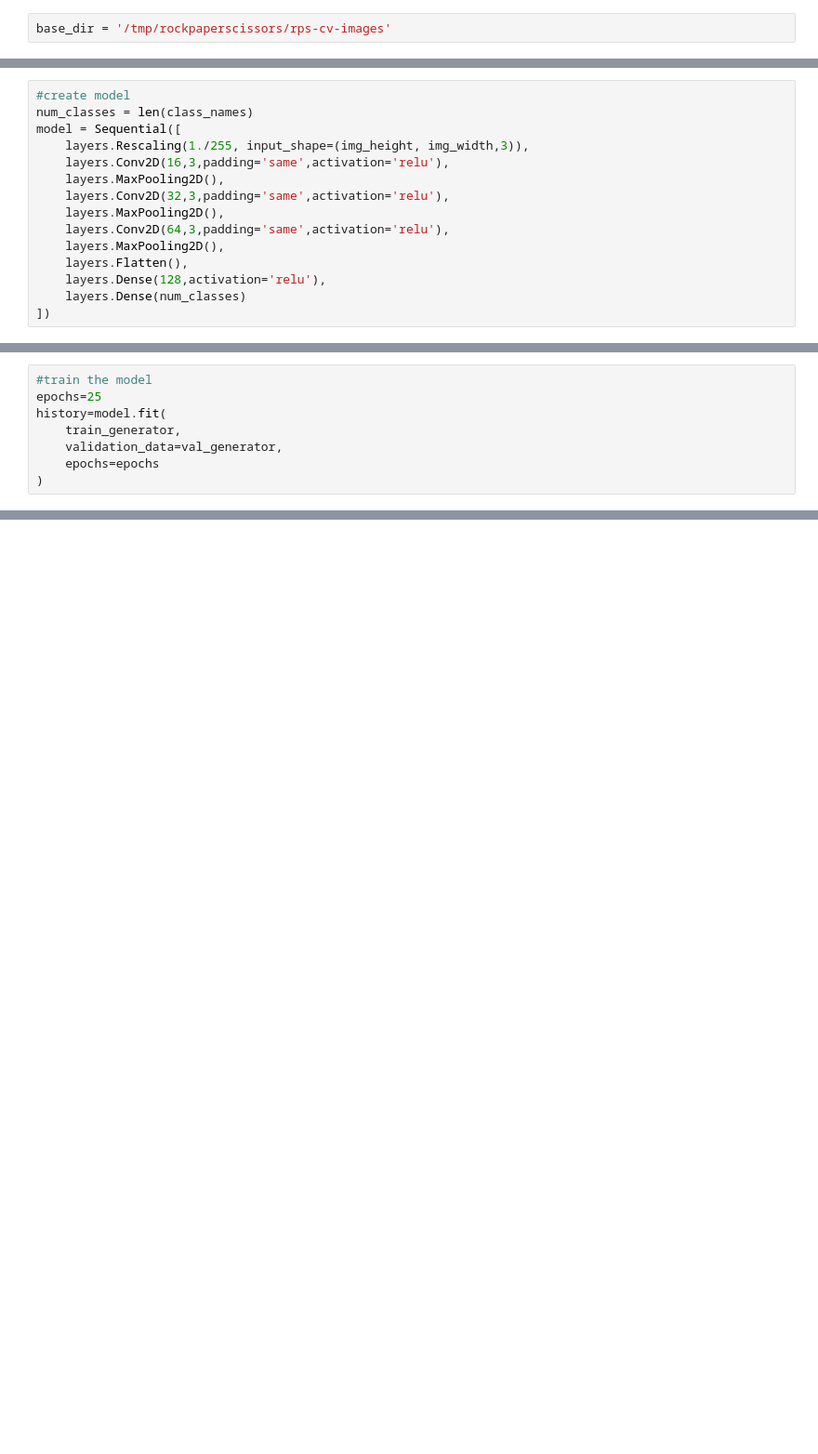
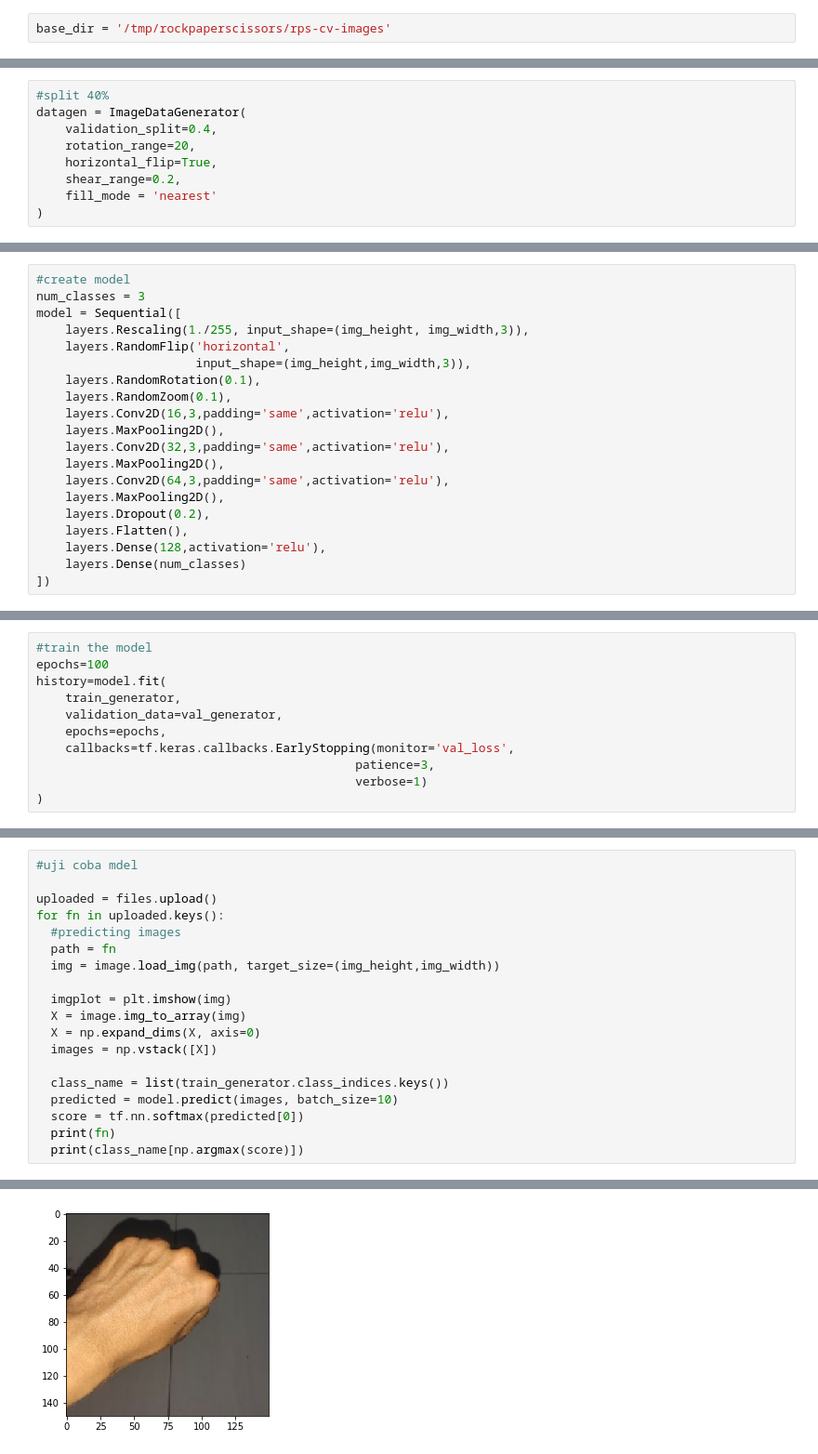
Before and after one commit to sucilaksono/dicoding, a Jupyter notebook: multiclassclasification.ipynb, the cells around one changed output, grey strips where cells are left out. Shown at 93% size. Drawn from its saved outputs; the diff is of its cells as text; blank space fills up the shorter version.

```diff
--- a/multiclassclasification.ipynb
+++ b/multiclassclasification.ipynb
@@ -87,0 +60,9 @@ print(class_names)
+# %%
+#split 40%
+datagen = ImageDataGenerator(
+    validation_split=0.4,
+    rotation_range=20,
+    horizontal_flip=True,
+    shear_range=0.2,
+    fill_mode = 'nearest'
+)
@@ -88,14 +90,19 @@ print(class_names)
 # %%
 #create model
-num_classes = len(class_names)
+num_classes = 3
 model = Sequential([
     layers.Rescaling(1./255, input_shape=(img_height, img_width,3)),
+    layers.RandomFlip('horizontal',
+                      input_shape=(img_height,img_width,3)),
+    layers.RandomRotation(0.1),
+    layers.RandomZoom(0.1),
     layers.Conv2D(16,3,padding='same',activation='relu'),
     layers.MaxPooling2D(),
     layers.Conv2D(32,3,padding='same',activation='relu'),
     layers.MaxPooling2D(),
     layers.Conv2D(64,3,padding='same',activation='relu'),
     layers.MaxPooling2D(),
+    layers.Dropout(0.2),
     layers.Flatten(),
     layers.Dense(128,activation='relu'),
     layers.Dense(num_classes)
@@ -107,10 +114,13 @@ model.compile(optimizer='adam',
               metrics=['accuracy'])
 # %%
 #train the model
-epochs=25
+epochs=100
 history=model.fit(
     train_generator,
     validation_data=val_generator,
-    epochs=epochs
+    epochs=epochs,
+    callbacks=tf.keras.callbacks.EarlyStopping(monitor='val_loss',
+                                            patience=3,
+                                            verbose=1)
 )
 # %% [output]
@@ -158,0 +168,20 @@ NameError: ignored
+# %%
+#uji coba mdel
+
+uploaded = files.upload()
+for fn in uploaded.keys():
+  #predicting images
+  path = fn
+  img = image.load_img(path, target_size=(img_height,img_width))
+
+  imgplot = plt.imshow(img)
+  X = image.img_to_array(img)
+  X = np.expand_dims(X, axis=0)
+  images = np.vstack([X])
+
+  class_name = list(train_generator.class_indices.keys())
+  predicted = model.predict(images, batch_size=10)
+  score = tf.nn.softmax(predicted[0])
+  print(fn)
+  print(class_name[np.argmax(score)])
+# %% [output]
@@ -158,0 +192 @@ NameError: ignored
+[figure, added]
```
Also changed, not shown: parts of 17 cells of this notebook.
